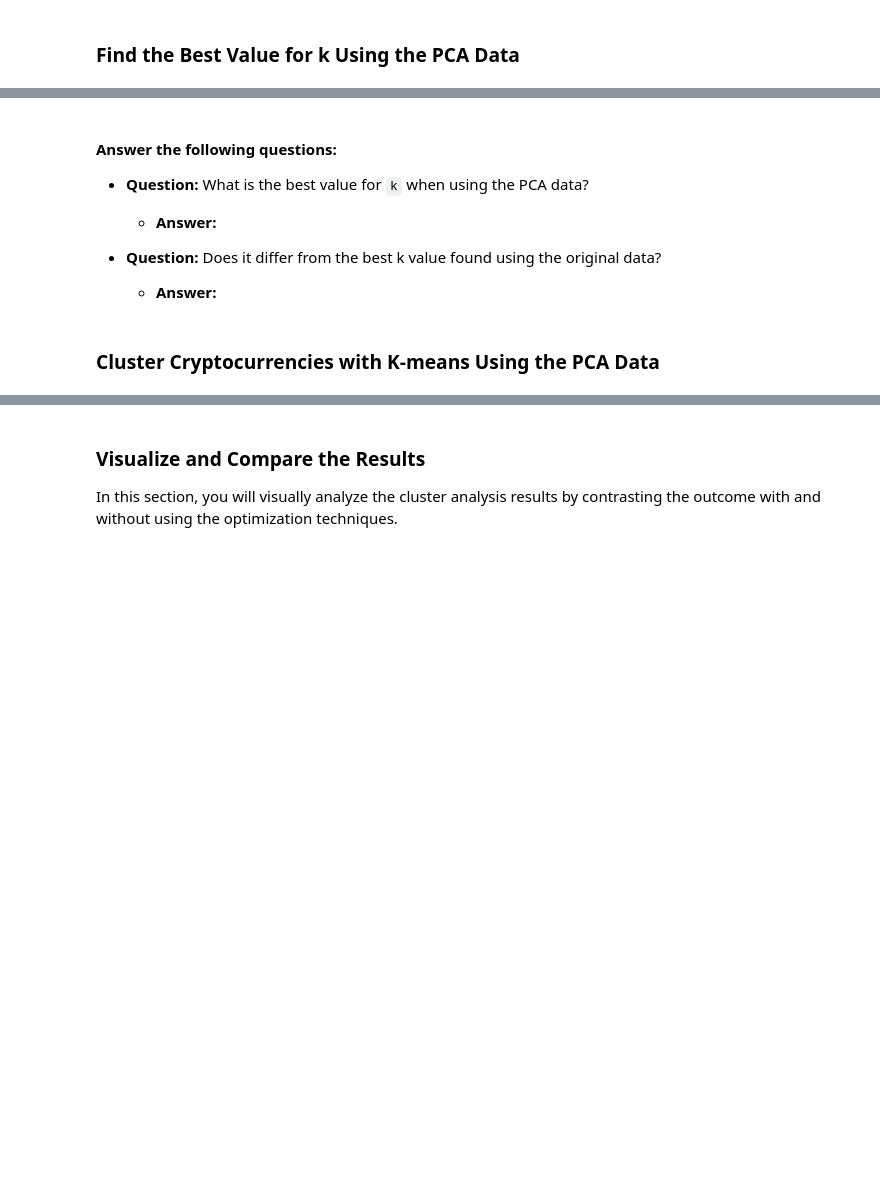
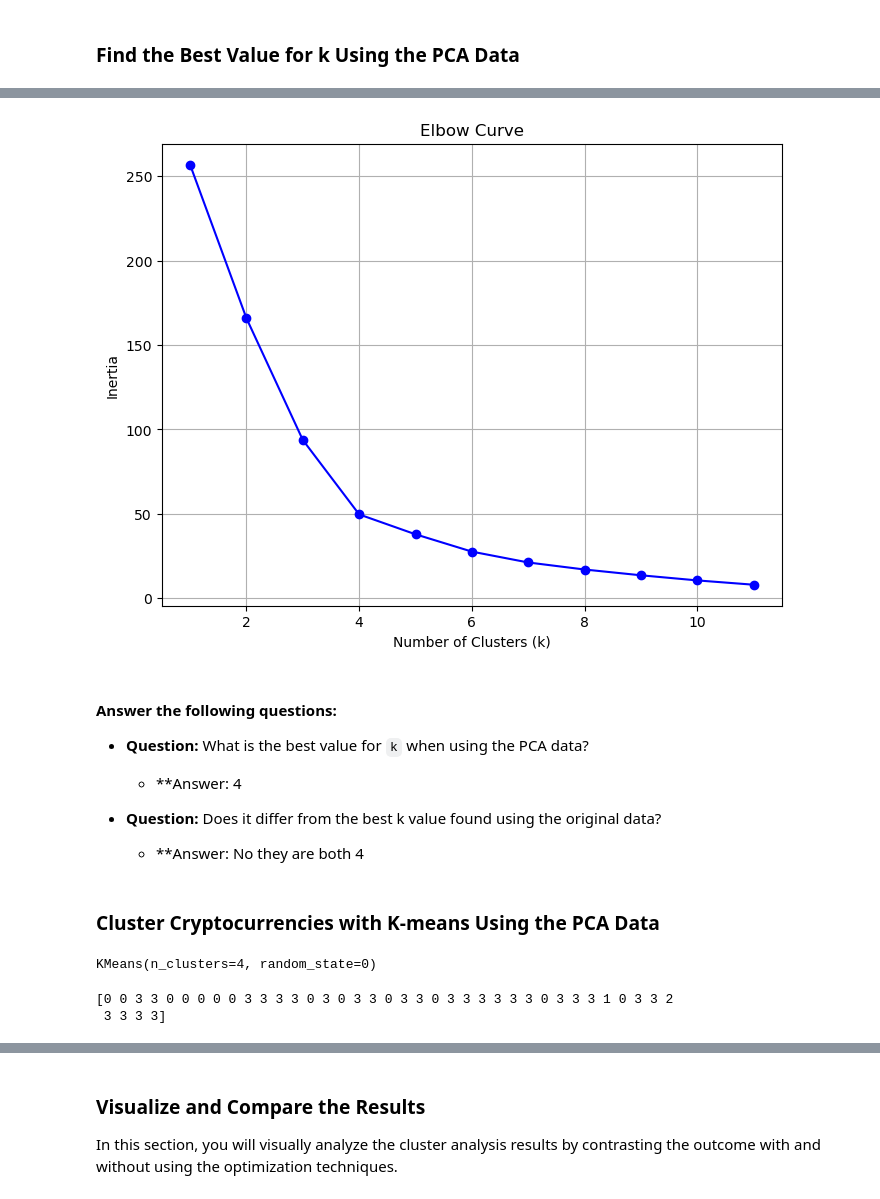
Before and after one commit to ismailellahi/CryptoClustering, a Jupyter notebook: Crypto_Clustering.ipynb, the cells around one changed output, grey strips where cells are left out. Saved outputs shown, nothing was run; the diff lists cells and outputs as text; code cells hidden in the pictures; blank space fills up the shorter version.

```diff
--- a/Crypto_Clustering.ipynb
+++ b/Crypto_Clustering.ipynb
@@ -224,5 +298,9 @@ plt.show()
 # %%
-# Use the PCA model with `fit_transform` to reduce to
-# three principal components.
+# Use the PCA model with `fit_transform` to reduce to three principal components
+pca_result = pca.fit_transform(scaled_data_df)
 
-# View the first five rows of the DataFrame.
+# Create a DataFrame from the PCA result
+pca_df = pd.DataFrame(data=pca_result, columns=['PC1', 'PC2', 'PC3'], index=df_market_data.index)
+
+# View the first five rows of the PCA DataFrame
+print(pca_df.head())
@@ -252,4 +359,8 @@ plt.show()
 # %% [markdown]
 ### Find the Best Value for k Using the PCA Data
 # %%
-# Create a list with the number of k-values from 1 to 11
+# Create a list with k-values from 1 to 11
+k_values = list(range(1, 12))
+
+# Display the list of k-values
+print(k_values)
@@ -256,9 +369,18 @@ plt.show()
 # %%
+
 # Create an empty list to store the inertia values
-
+inertia_values = []
 
 # Create a for loop to compute the inertia with each possible value of k
-# Inside the loop:
-# 1. Create a KMeans model using the loop counter for the n_clusters
-# 2. Fit the model to the data using `df_market_data_pca`
-# 3. Append the model.inertia_ to the inertia list
+for k in k_values:
+    # Create a KMeans model with the current k value
+    kmeans = KMeans(n_clusters=k, random_state=0)
+
+    # Fit the KMeans model to the PCA data
+    kmeans.fit(pca_data_df)
+
+    # Append the model's inertia (within-cluster sum of squares) to the inertia list
+    inertia_values.append(kmeans.inertia_)
+
+# Display the inertia values
+print(inertia_values)
@@ -272,14 +415,25 @@ plt.show()
+# %%
+# Plot a line chart with the inertia values
+plt.figure(figsize=(8, 6))
+plt.plot(k_values, inertia_values, marker='o', linestyle='-', color='b')
+plt.title('Elbow Curve')
+plt.xlabel('Number of Clusters (k)')
+plt.ylabel('Inertia')
+plt.grid(True)
+plt.show()
+# %% [output]
+[figure, added]
 # %% [markdown]
 #### Answer the following questions:
 
 * **Question:** What is the best value for `k` when using the PCA data?
 
-  * **Answer:**
+  * **Answer: 4
 
 
 * **Question:** Does it differ from the best k value found using the original data?
 
-  * **Answer:**
+  * **Answer: No they are both 4
 # %% [markdown]
 ### Cluster Cryptocurrencies with K-means Using the PCA Data
 # %%
@@ -287,8 +442,16 @@ plt.show()
 # %%
 # Fit the K-Means model using the PCA data
+best_kmeans.fit(pca_data_df)
+# %% [output]
+KMeans(n_clusters=4, random_state=0)
 # %%
-# Predict the clusters to group the cryptocurrencies using the PCA data
+# Predict the clusters using the fitted K-Means model
+cluster_labels = best_kmeans.predict(pca_data_df)
 
-# Print the resulting array of cluster values.
+# Print the resulting array of cluster values
+print(cluster_labels)
+# %% [output]
+[0 0 3 3 0 0 0 0 0 3 3 3 3 0 3 0 3 3 0 3 3 0 3 3 3 3 3 3 0 3 3 3 1 0 3 3 2
+ 3 3 3 3]
 # %%
 # Create a copy of the DataFrame with the PCA data
```
Also changed, not shown: parts of 27 cells of this notebook.
